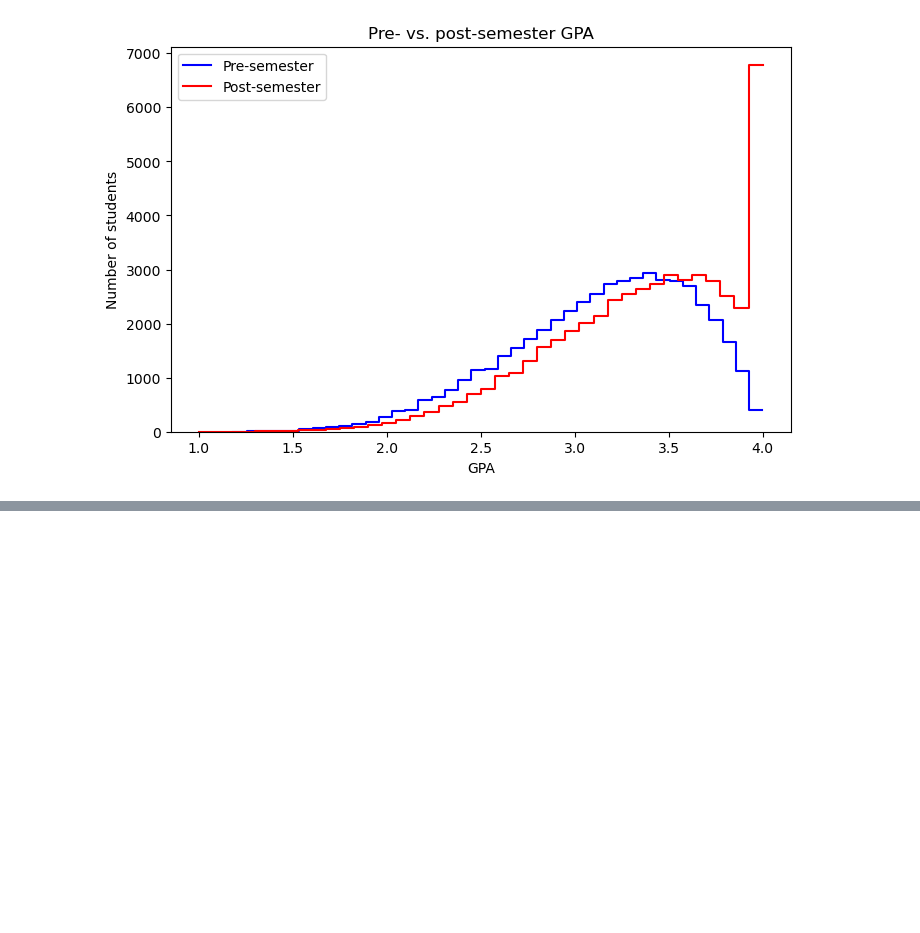
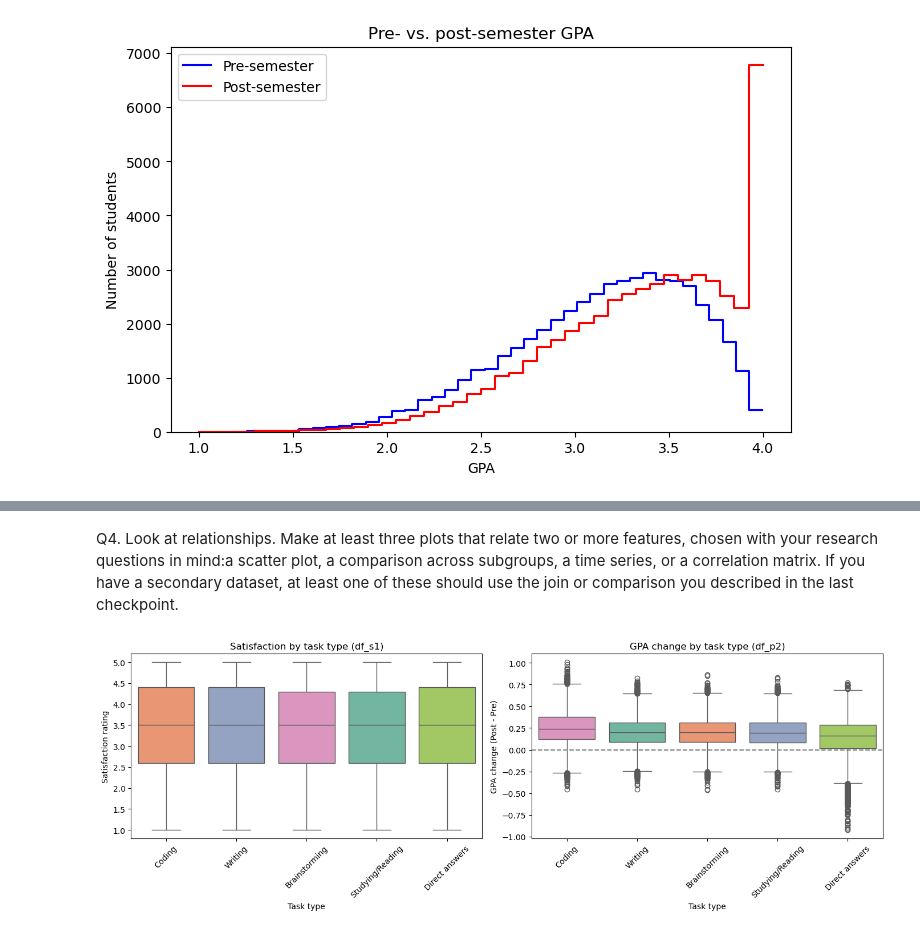
Before and after one commit to Snehashharmaa/cs418-learning-without-ai, a Jupyter notebook: data_acquisition.ipynb, the cells around one changed output, grey strips where cells are left out. Cells and saved outputs as stored; diff of their text form; code cells hidden in the pictures; blank space fills up the shorter version.

```diff
--- a/data_acquisition.ipynb
+++ b/data_acquisition.ipynb
@@ -250,0 +211,57 @@ plt.show()
+# %% [markdown]
+Q4. Look at relationships. Make at least three plots that relate two or more features, chosen with your research questions in mind:a scatter plot, a comparison across subgroups, a time series, or a correlation matrix. If you have a secondary dataset, at least one of these should use the join or comparison you described in the last checkpoint.
+# %%
+# Box plot shows the median, the middle 50% of values, the overall range, and any outliers for each task type,
+# which lets us compare not only the typical value across tasks but also the spread and skew within each task.
+# Using the same task order on both plots makes the two datasets easy to compare side by side.
+# By pairing satisfaction against performance across categories, we might diagnose why students lean into risky use cases:
+# their subjective satisfaction tricks them into a false sense of academic security.
+
+# print(df_s1["TaskType"].value_counts())
+# print(df_s1["FinalOutcome"].value_counts())
+# print(df_p2["Primary_Use_Case"].value_counts())
+
+s1_map = {
+    "Coding": "Coding",
+    "Writing": "Writing",
+    "Brainstorming": "Brainstorming",
+    "Studying": "Studying/Reading",
+    "Research": "Studying/Reading",
+    "Homework Help": "Direct answers",
+}
+p2_map = {
+    "Debugging/Troubleshooting": "Coding",
+    "Copywriting/Drafting": "Writing",
+    "Ideation": "Brainstorming",
+    "Summarizing_Reading": "Studying/Reading",
+    "Direct_Answer_Generation": "Direct answers",
+}
+
+df_s1["Task_Common"] = df_s1["TaskType"].map(s1_map)
+df_p2["Task_Common"] = df_p2["Primary_Use_Case"].map(p2_map)
+
+# print(df_s1["Task_Common"].value_counts())
+# print(df_p2["Task_Common"].value_counts())
+
+
+order = ["Coding", "Writing", "Brainstorming", "Studying/Reading", "Direct answers"]
+
+fig, axes = plt.subplots(1, 2, figsize=(14, 5))
+
+sns.boxplot(data=df_s1, x="Task_Common", y="SatisfactionRating", order=order, hue="Task_Common", palette="Set2", ax=axes[0])
+axes[0].set_title("Satisfaction by task type (df_s1)")
+axes[0].set_xlabel("Task type")
+axes[0].set_ylabel("Satisfaction rating")
+axes[0].tick_params(axis="x", rotation=45)
+
+sns.boxplot(data=df_p2, x="Task_Common", y="GPA_Change", order=order, hue="Task_Common", palette="Set2", ax=axes[1])
+axes[1].axhline(0, color="gray", linestyle="--")
+axes[1].set_title("GPA change by task type (df_p2)")
+axes[1].set_xlabel("Task type")
+axes[1].set_ylabel("GPA change (Post - Pre)")
+axes[1].tick_params(axis="x", rotation=45)
+
+plt.tight_layout()
+plt.show()
+# %% [output]
+[figure, added]
```
Also changed, not shown: parts of 11 cells of this notebook.
